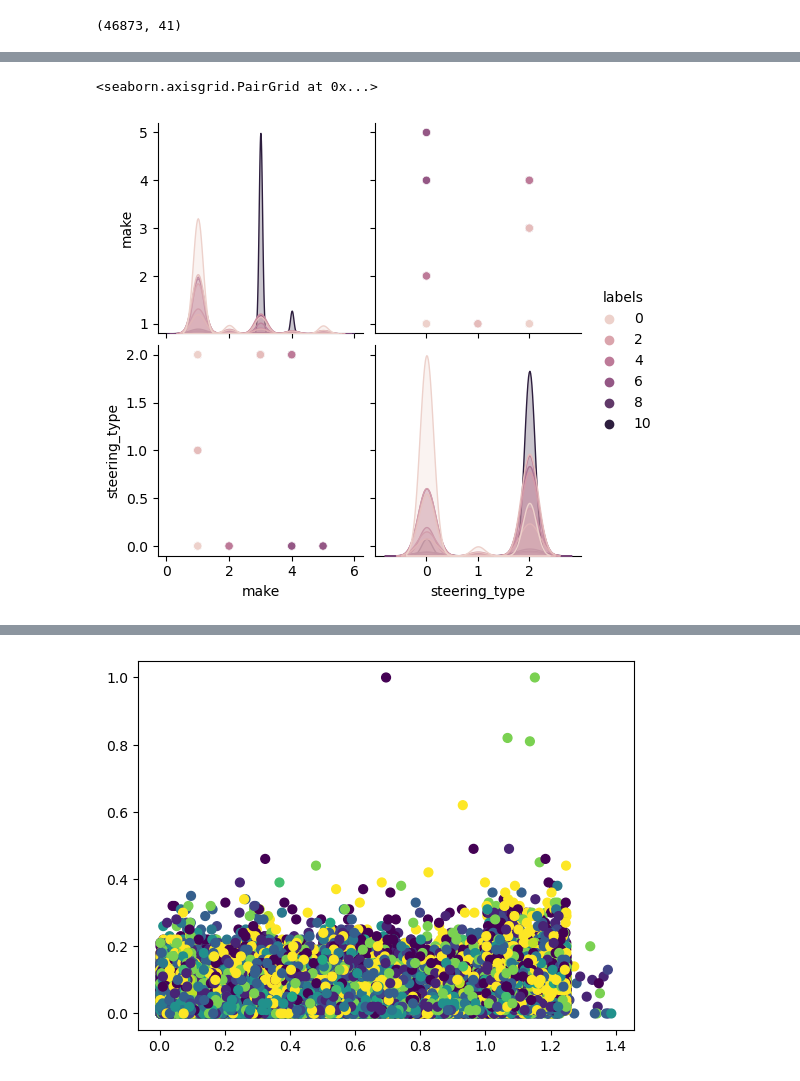
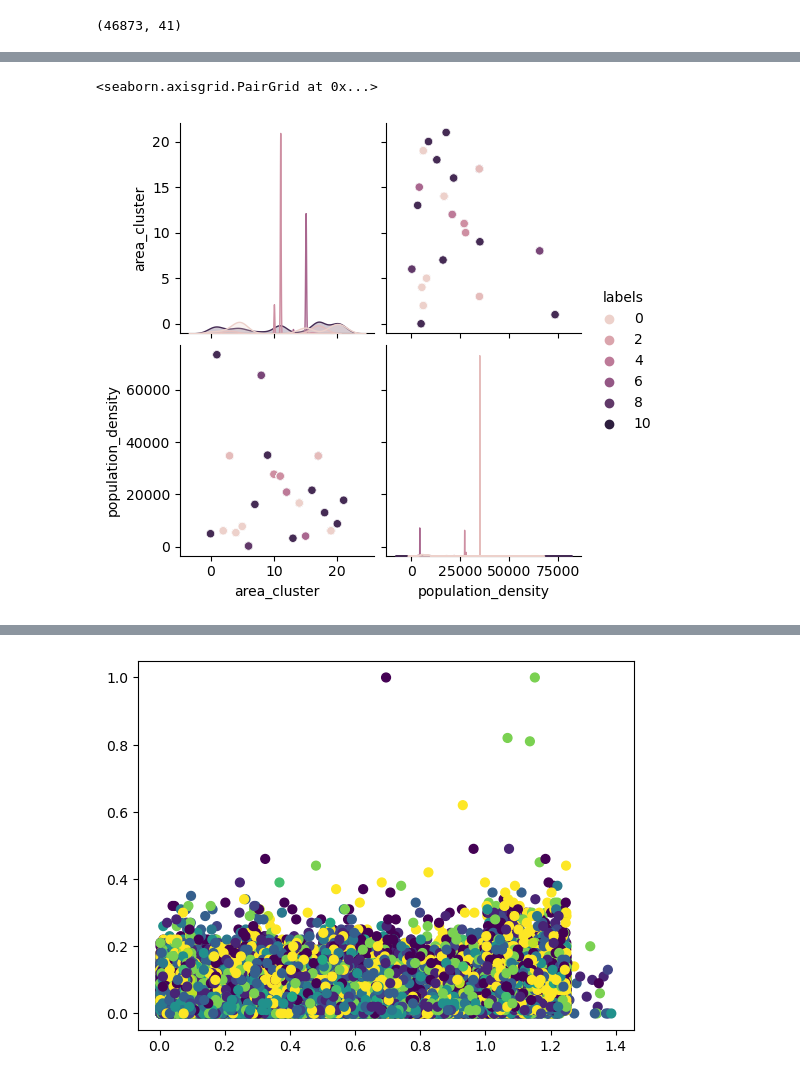
Before and after one commit to neelimaGATech/unsupervised_learning, a Jupyter notebook: Dataset2_EM_Algorithm.ipynb, the cells around one changed output, grey strips where cells are left out. Cells and saved outputs as stored; diff of their text form; code cells hidden in the pictures.

```diff
--- a/Dataset2_EM_Algorithm.ipynb
+++ b/Dataset2_EM_Algorithm.ipynb
@@ -177,5 +175,5 @@ sns.pairplot(X_train, vars=["fuel_type","steering_type"], hue="labels")
 # %%
-sns.pairplot(X_train, vars=["make","steering_type"], hue="labels")
+sns.pairplot(X_train, vars=["area_cluster","population_density"], hue="labels")
 # %% [output]
 <seaborn.axisgrid.PairGrid at 0x...>
-[figure, old version]
+[figure, new version]
```
Also changed, not shown: parts of 11 cells of this notebook, 16 other files.
